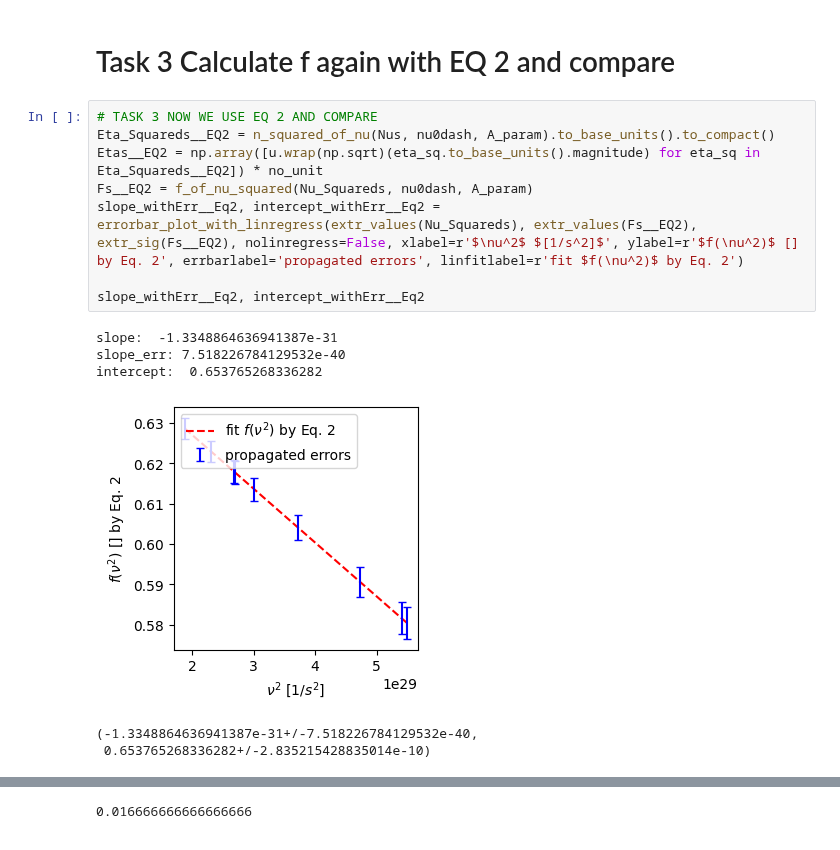
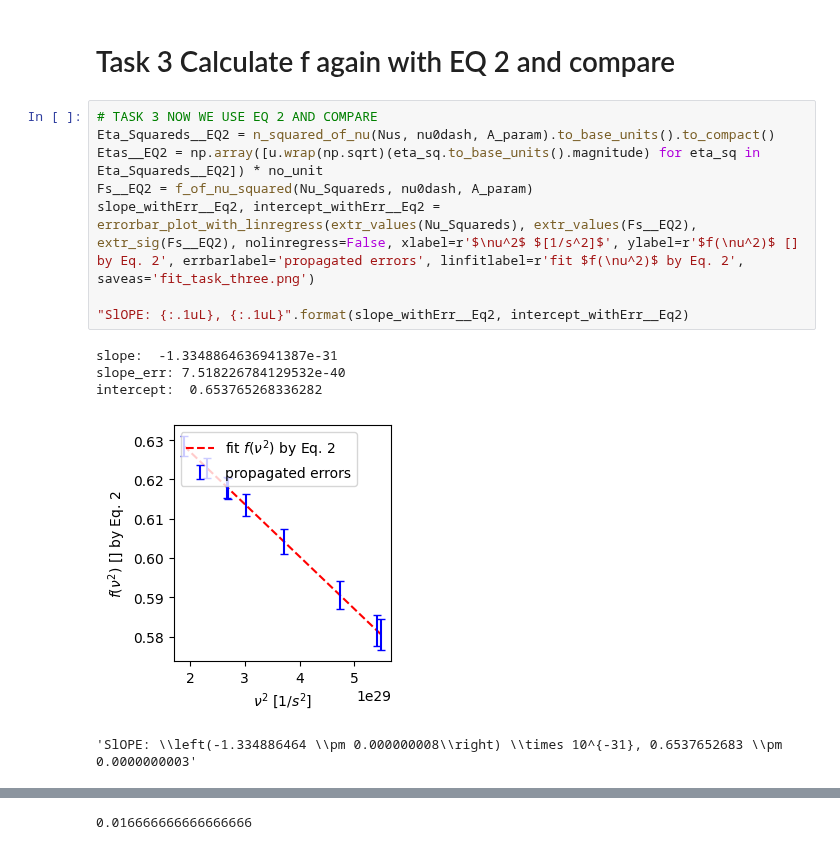
Before and after one commit to dominikrosser/praktikum_p1, a Jupyter notebook: 13 Brechungsind_pris/brechungsind_pris.ipynb, the cells around one changed output, grey strips where cells are left out. Cells and saved outputs as stored; diff of their text form.

```diff
--- a/13 Brechungsind_pris/brechungsind_pris.ipynb
+++ b/13 Brechungsind_pris/brechungsind_pris.ipynb
@@ -259,17 +257,16 @@ intercept:  0.6537652683362818
 # %%
 # TASK 3 NOW WE USE EQ 2 AND COMPARE
 Eta_Squareds__EQ2 = n_squared_of_nu(Nus, nu0dash, A_param).to_base_units().to_compact()
 Etas__EQ2 = np.array([u.wrap(np.sqrt)(eta_sq.to_base_units().magnitude) for eta_sq in Eta_Squareds__EQ2]) * no_unit
 Fs__EQ2 = f_of_nu_squared(Nu_Squareds, nu0dash, A_param)
-slope_withErr__Eq2, intercept_withErr__Eq2 = errorbar_plot_with_linregress(extr_values(Nu_Squareds), extr_values(Fs__EQ2), extr_sig(Fs__EQ2), nolinregress=False, xlabel=r'$\nu^2$ $[1/s^2]$', ylabel=r'$f(\nu^2)$ [] by Eq. 2', errbarlabel='propagated errors', linfitlabel=r'fit $f(\nu^2)$ by Eq. 2')
+slope_withErr__Eq2, intercept_withErr__Eq2 = errorbar_plot_with_linregress(extr_values(Nu_Squareds), extr_values(Fs__EQ2), extr_sig(Fs__EQ2), nolinregress=False, xlabel=r'$\nu^2$ $[1/s^2]$', ylabel=r'$f(\nu^2)$ [] by Eq. 2', errbarlabel='propagated errors', linfitlabel=r'fit $f(\nu^2)$ by Eq. 2', saveas='fit_task_three.png')
 
-slope_withErr__Eq2, intercept_withErr__Eq2
+"SlOPE: {:.1uL}, {:.1uL}".format(slope_withErr__Eq2, intercept_withErr__Eq2)
 # %% [output]
 slope:  -1.3348864636941387e-31
 slope_err: 7.518226784129532e-40
 intercept:  0.653765268336282
-[figure, old version]
+[figure, new version]
-(-1.3348864636941387e-31+/-7.518226784129532e-40,
- 0.653765268336282+/-2.835215428835014e-10)
+'SlOPE: \\left(-1.334886464 \\pm 0.000000008\\right) \\times 10^{-31}, 0.6537652683 \\pm 0.0000000003'
 # %%
 # PRINT AND GENERATE LATEX
```
Also changed, not shown: parts of 2 cells of this notebook, 1 other file.
